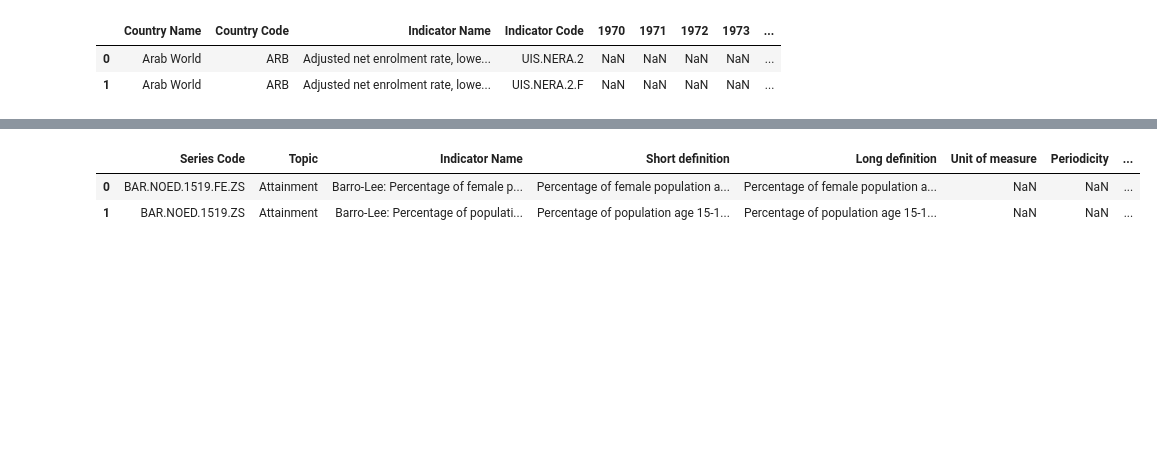
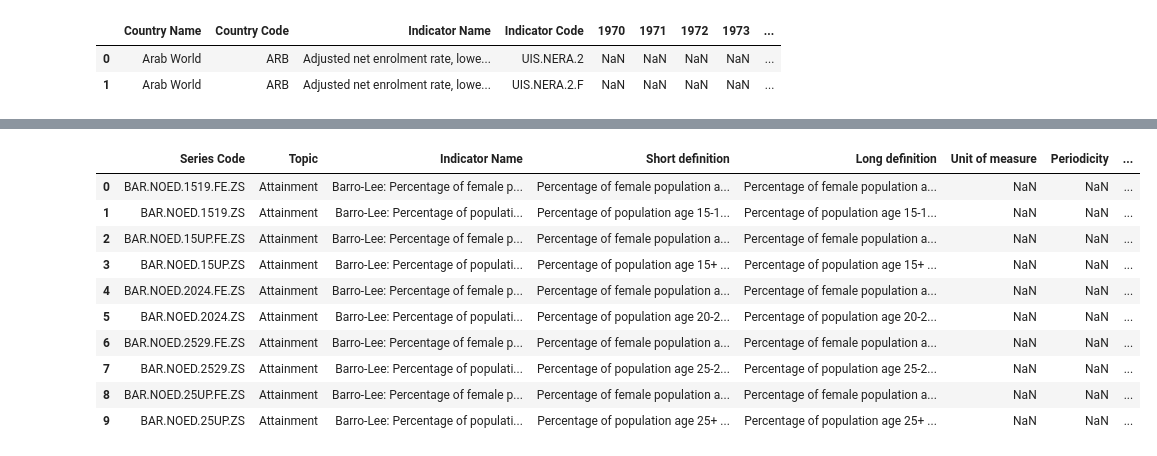
Before and after one commit to estoymukundjha/Global-education-analysis, a Jupyter notebook: World_Bank_Global_Education_Analysis.ipynb, the cells around one changed output, grey strips where cells are left out. Drawn from its saved outputs; the diff is of its cells as text; code cells hidden in the pictures; blank space fills up the shorter version.

```diff
--- a/World_Bank_Global_Education_Analysis.ipynb
+++ b/World_Bank_Global_Education_Analysis.ipynb
@@ -64,7 +154,15 @@ plt.show()
 # %%
 esseries = pd.read_csv("/content/drive/MyDrive/Data/data/EdStatsSeries.csv")
-esseries.head(2)
+esseries.head(10)
 # %% [output]
 |  | Series Code | Topic | Indicator Name | Short definition | Long definition | Unit of measure | Periodicity | ... |
 | 0 | BAR.NOED.1519.FE.ZS | Attainment | Barro-Lee: Percentage of female p... | Percentage of female population a... | Percentage of female population a... | NaN | NaN | ... |
 | 1 | BAR.NOED.1519.ZS | Attainment | Barro-Lee: Percentage of populati... | Percentage of population age 15-1... | Percentage of population age 15-1... | NaN | NaN | ... |
+| 2 | BAR.NOED.15UP.FE.ZS | Attainment | Barro-Lee: Percentage of female p... | Percentage of female population a... | Percentage of female population a... | NaN | NaN | ... |
+| 3 | BAR.NOED.15UP.ZS | Attainment | Barro-Lee: Percentage of populati... | Percentage of population age 15+ ... | Percentage of population age 15+ ... | NaN | NaN | ... |
+| 4 | BAR.NOED.2024.FE.ZS | Attainment | Barro-Lee: Percentage of female p... | Percentage of female population a... | Percentage of female population a... | NaN | NaN | ... |
+| 5 | BAR.NOED.2024.ZS | Attainment | Barro-Lee: Percentage of populati... | Percentage of population age 20-2... | Percentage of population age 20-2... | NaN | NaN | ... |
+| 6 | BAR.NOED.2529.FE.ZS | Attainment | Barro-Lee: Percentage of female p... | Percentage of female population a... | Percentage of female population a... | NaN | NaN | ... |
+| 7 | BAR.NOED.2529.ZS | Attainment | Barro-Lee: Percentage of populati... | Percentage of population age 25-2... | Percentage of population age 25-2... | NaN | NaN | ... |
+| 8 | BAR.NOED.25UP.FE.ZS | Attainment | Barro-Lee: Percentage of female p... | Percentage of female population a... | Percentage of female population a... | NaN | NaN | ... |
+| 9 | BAR.NOED.25UP.ZS | Attainment | Barro-Lee: Percentage of populati... | Percentage of population age 25+ ... | Percentage of population age 25+ ... | NaN | NaN | ... |
```
Also changed, not shown: parts of 18 cells of this notebook.
